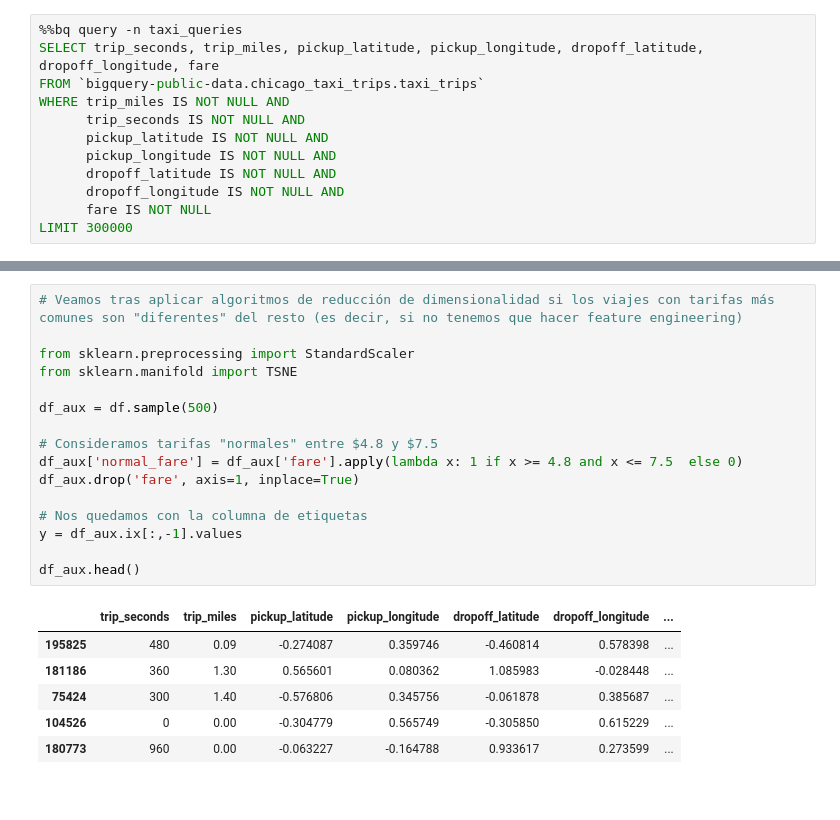
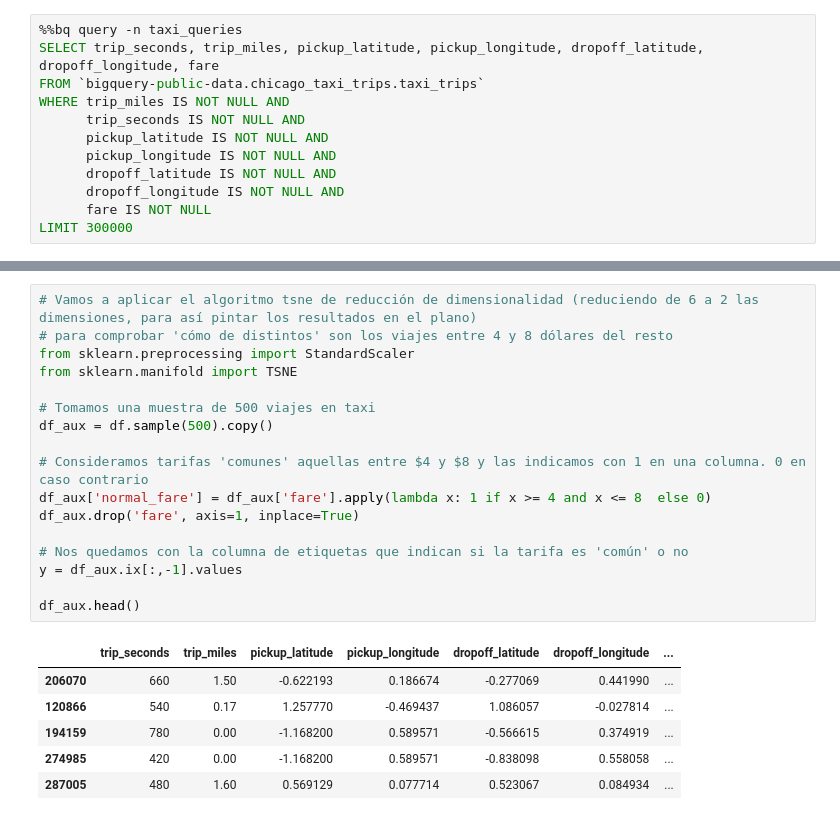
Before and after one commit to zentonllo/tfg-tensorflow, a Jupyter notebook: cloud/datalab/Keras-BQ.ipynb, the cells around one changed output, grey strips where cells are left out. Drawn from its saved outputs; the diff is of its cells as text.

```diff
--- a/cloud/datalab/Keras-BQ.ipynb
+++ b/cloud/datalab/Keras-BQ.ipynb
@@ -127,23 +241,24 @@ ax.set_title('Fares histogram')
 # %%
-# Veamos tras aplicar algoritmos de reducción de dimensionalidad si los viajes con tarifas más comunes son "diferentes" del resto (es decir, si no tenemos que hacer feature engineering)
-
+# Vamos a aplicar el algoritmo tsne de reducción de dimensionalidad (reduciendo de 6 a 2 las dimensiones, para así pintar los resultados en el plano)
+# para comprobar 'cómo de distintos' son los viajes entre 4 y 8 dólares del resto
 from sklearn.preprocessing import StandardScaler
 from sklearn.manifold import TSNE
 
-df_aux = df.sample(500)
+# Tomamos una muestra de 500 viajes en taxi
+df_aux = df.sample(500).copy()
 
-# Consideramos tarifas "normales" entre $4.8 y $7.5
-df_aux['normal_fare'] = df_aux['fare'].apply(lambda x: 1 if x >= 4.8 and x <= 7.5  else 0)
+# Consideramos tarifas 'comunes' aquellas entre $4 y $8 y las indicamos con 1 en una columna. 0 en caso contrario
+df_aux['normal_fare'] = df_aux['fare'].apply(lambda x: 1 if x >= 4 and x <= 8  else 0)
 df_aux.drop('fare', axis=1, inplace=True)
 
-# Nos quedamos con la columna de etiquetas
+# Nos quedamos con la columna de etiquetas que indican si la tarifa es 'común' o no
 y = df_aux.ix[:,-1].values
 
 df_aux.head()
 # %% [output]
 |  | trip_seconds | trip_miles | pickup_latitude | pickup_longitude | dropoff_latitude | dropoff_longitude | ... |
-| 195825 | 480 | 0.09 | -0.274087 | 0.359746 | -0.460814 | 0.578398 | ... |
-| 181186 | 360 | 1.30 | 0.565601 | 0.080362 | 1.085983 | -0.028448 | ... |
-| 75424 | 300 | 1.40 | -0.576806 | 0.345756 | -0.061878 | 0.385687 | ... |
-| 104526 | 0 | 0.00 | -0.304779 | 0.565749 | -0.305850 | 0.615229 | ... |
-| 180773 | 960 | 0.00 | -0.063227 | -0.164788 | 0.933617 | 0.273599 | ... |
+| 206070 | 660 | 1.50 | -0.622193 | 0.186674 | -0.277069 | 0.441990 | ... |
+| 120866 | 540 | 0.17 | 1.257770 | -0.469437 | 1.086057 | -0.027814 | ... |
+| 194159 | 780 | 0.00 | -1.168200 | 0.589571 | -0.566615 | 0.374919 | ... |
+| 274985 | 420 | 0.00 | -1.168200 | 0.589571 | -0.838098 | 0.558058 | ... |
+| 287005 | 480 | 1.60 | 0.569129 | 0.077714 | 0.523067 | 0.084934 | ... |
```
Also changed, not shown: parts of 52 cells of this notebook.
